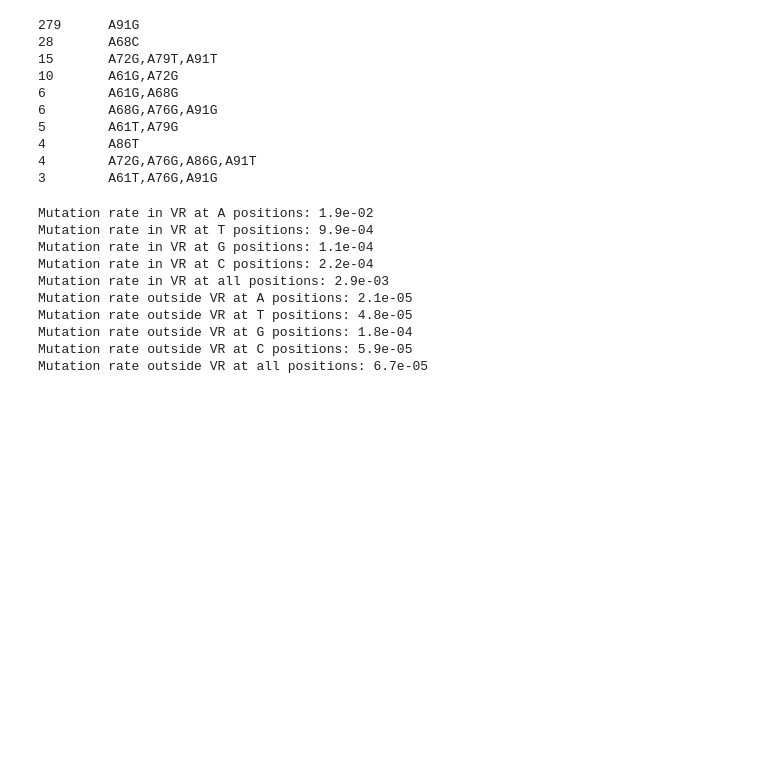
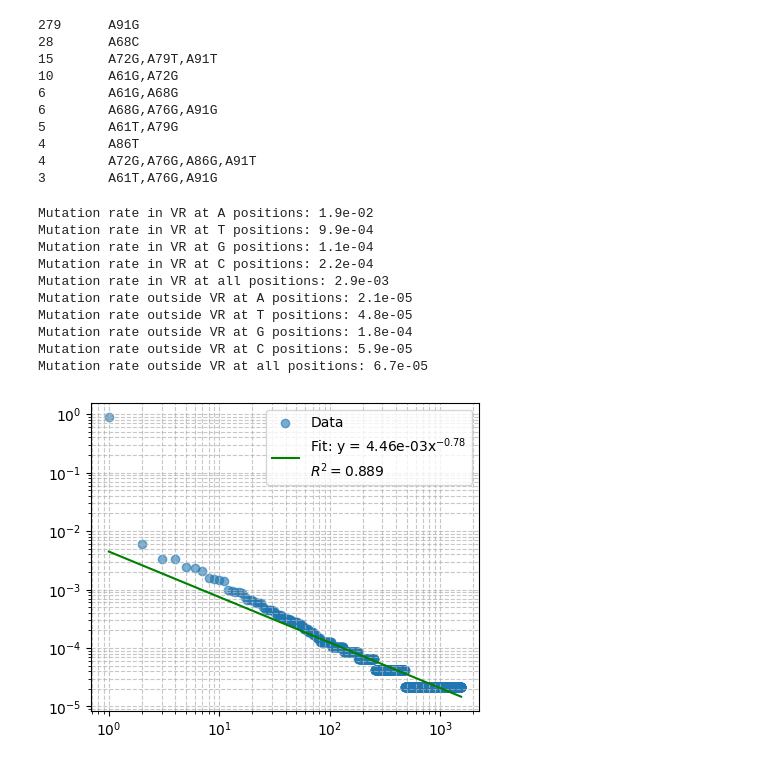
Before and after one commit to dbikard/dgrec, a Jupyter notebook: nbs/API/03_analysis.ipynb, the cells around one changed output. Cells and saved outputs as stored; diff of their text form; code cells hidden in the pictures; blank space fills up the shorter version.

```diff
--- a/nbs/API/03_analysis.ipynb
+++ b/nbs/API/03_analysis.ipynb
@@ -82,3 +90,45 @@ Mutation rate outside VR at T positions: 4.8e-05
 Mutation rate outside VR at G positions: 1.8e-04
 Mutation rate outside VR at C positions: 5.9e-05
 Mutation rate outside VR at all positions: 6.7e-05
+# %%
+#| export
+def _fit_linear_on_log_data(x_data, y_data, show_plot=True, base=np.e):
+    """Fit linear model on log-transformed data using scipy.stats.linregress"""
+    x_data, y_data = np.asarray(x_data), np.asarray(y_data)
+    valid_mask = (x_data > 0) & (y_data > 0) & np.isfinite(x_data) & np.isfinite(y_data)
+
+    if np.sum(valid_mask) < 2:
+        print("Error: Insufficient valid data points for fitting.")
+        return None, None, None, None
+
+    filtered_x, filtered_y = x_data[valid_mask], y_data[valid_mask]
+    log_x = np.log(filtered_x) if base == np.e else np.log10(filtered_x)
+    log_y = np.log(filtered_y) if base == np.e else np.log10(filtered_y)
+
+    # Use scipy.stats.linregress for linear regression
+    slope, intercept, r_value, _, _ = stats.linregress(log_x, log_y)
+    r_squared = r_value**2
+
+    # Convert back from log space
+    a = np.exp(intercept) if base == np.e else 10**intercept
+
+    if show_plot:
+        plt.figure(figsize=(5, 4))
+        plt.scatter(filtered_x, filtered_y, label='Data', alpha=0.6)
+        x_fit = np.logspace(np.log10(filtered_x.min()), np.log10(filtered_x.max()), 200)
+        y_fit = a * x_fit**slope
+        plt.plot(x_fit, y_fit, 'g-',
+                label=f'Fit: y = {a:.2e}x$^{{{slope:.2f}}}$\n$R^2 = {r_squared:.3f}$')
+        plt.xscale('log')
+        plt.yscale('log')
+        plt.grid(True, which="both", ls="--", alpha=0.7)
+        plt.legend()
+        plt.show()
+
+    return a, slope
+# %%
+n=sum([c for g,c in gen_list])
+pj_hat=[c/n for g,c in gen_list]
+a, b = _fit_linear_on_log_data(range(1,len(pj_hat)+1), pj_hat, show_plot=True)
+# %% [output]
+[figure, added]
```
Also changed, not shown: parts of 9 cells of this notebook, 6 other files.
